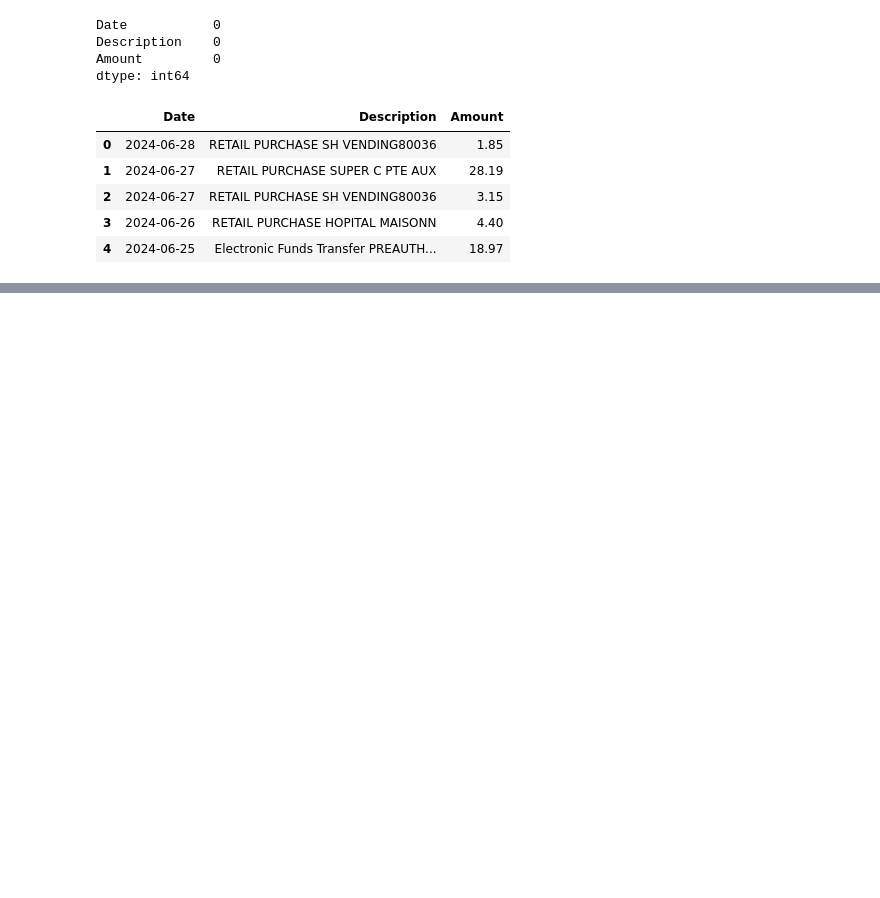
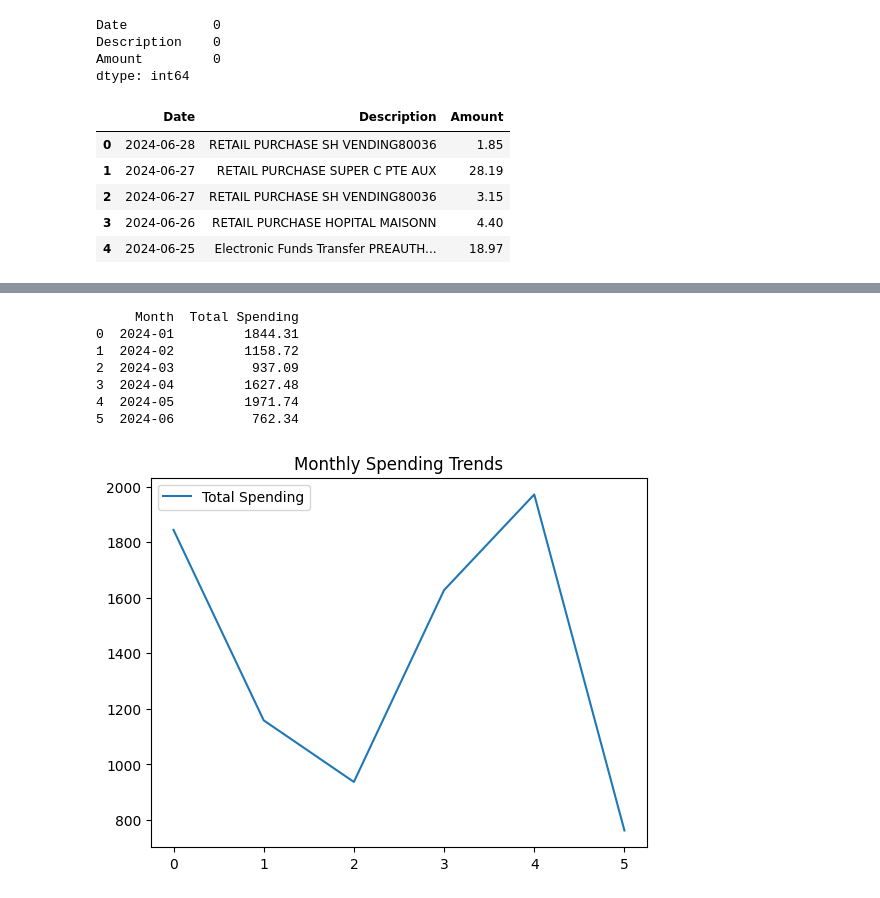
Before and after one commit to eglantinc/Personal-Finance-Analyzer, a Jupyter notebook: csv_cleaner.ipynb, the cells around one changed output, grey strips where cells are left out. Saved outputs shown, nothing was run; the diff lists cells and outputs as text; code cells hidden in the pictures; blank space fills up the shorter version.

```diff
--- a/csv_cleaner.ipynb
+++ b/csv_cleaner.ipynb
@@ -96,0 +118,12 @@ plt.show()
+# %%
+monthly_spending.plot(kind="line", title="Monthly Spending Trends")
+print(monthly_spending)
+# %% [output]
+     Month  Total Spending
+0  2024-01         1844.31
+1  2024-02         1158.72
+2  2024-03          937.09
+3  2024-04         1627.48
+4  2024-05         1971.74
+5  2024-06          762.34
+[figure, added]
```
Also changed, not shown: parts of 26 cells of this notebook.
